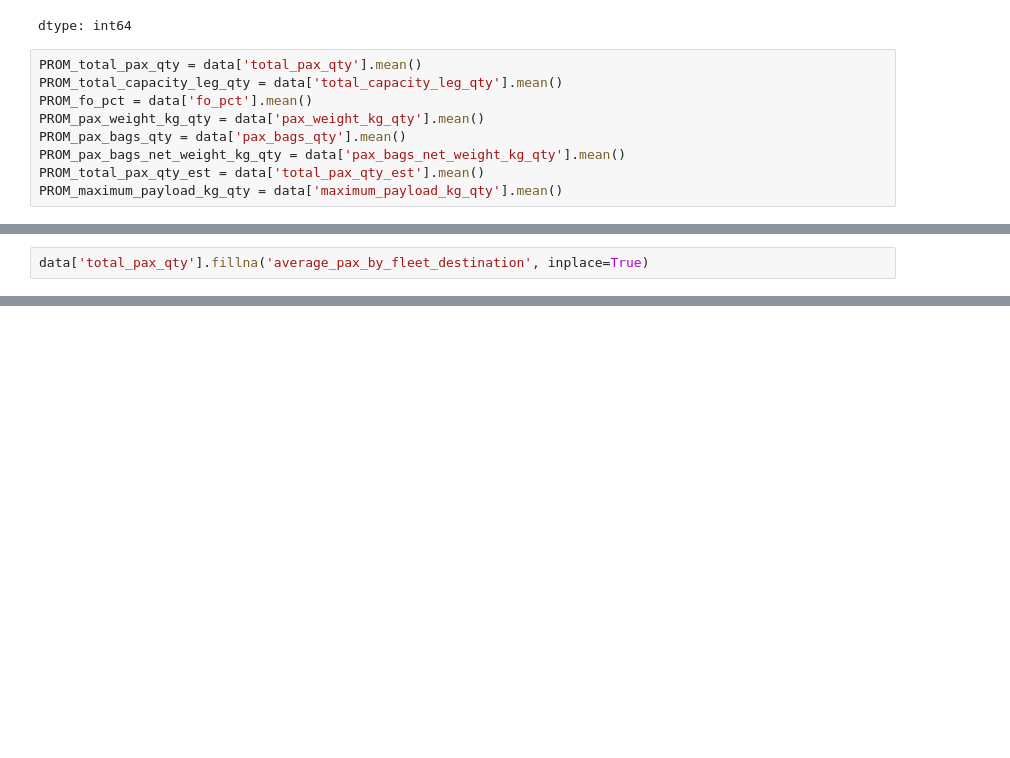
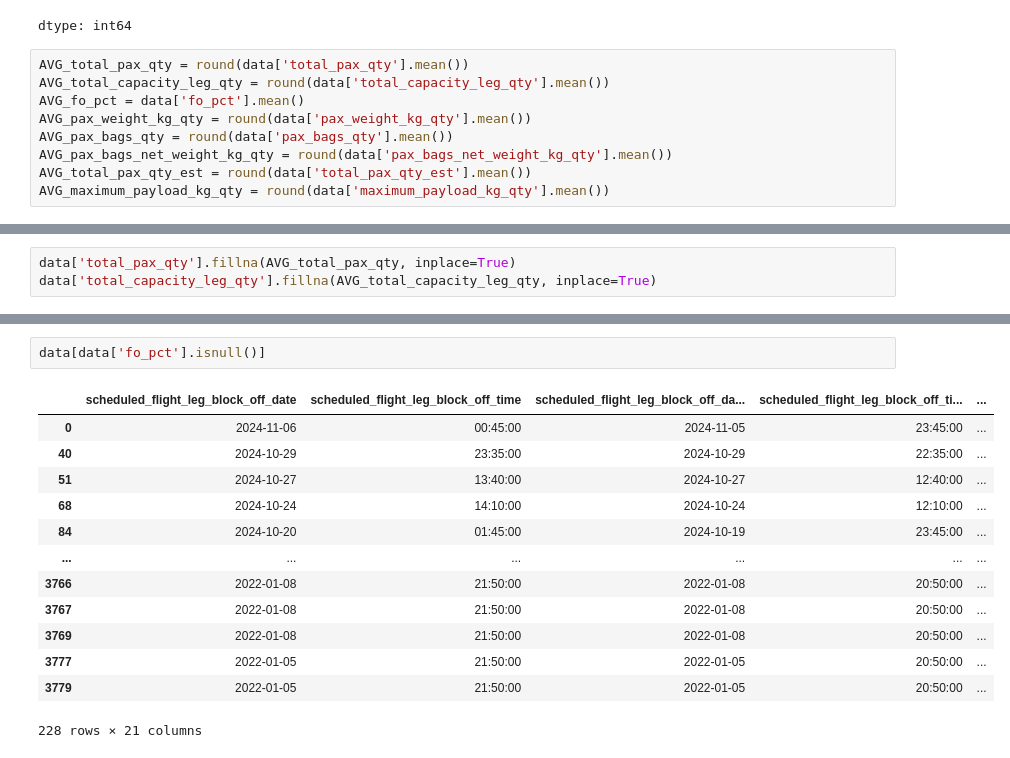
Before and after one commit to Felipepa9/MADSI, a Jupyter notebook: ENTREGA_3_||_CIENCIA_DE_DATOS.ipynb, the cells around one changed output, grey strips where cells are left out. Cells and saved outputs as stored; diff of their text form; blank space fills up the shorter version.

```diff
--- a/ENTREGA_3_||_CIENCIA_DE_DATOS.ipynb
+++ b/ENTREGA_3_||_CIENCIA_DE_DATOS.ipynb
@@ -87,11 +87,11 @@ data.isnull().sum()
 | maximum_payload_kg_qty | 680 |
 dtype: int64
 # %%
-PROM_total_pax_qty = data['total_pax_qty'].mean()
-PROM_total_capacity_leg_qty = data['total_capacity_leg_qty'].mean()
-PROM_fo_pct = data['fo_pct'].mean()
-PROM_pax_weight_kg_qty = data['pax_weight_kg_qty'].mean()
-PROM_pax_bags_qty = data['pax_bags_qty'].mean()
-PROM_pax_bags_net_weight_kg_qty = data['pax_bags_net_weight_kg_qty'].mean()
-PROM_total_pax_qty_est = data['total_pax_qty_est'].mean()
-PROM_maximum_payload_kg_qty = data['maximum_payload_kg_qty'].mean()
+AVG_total_pax_qty = round(data['total_pax_qty'].mean())
+AVG_total_capacity_leg_qty = round(data['total_capacity_leg_qty'].mean())
+AVG_fo_pct = data['fo_pct'].mean()
+AVG_pax_weight_kg_qty = round(data['pax_weight_kg_qty'].mean())
+AVG_pax_bags_qty = round(data['pax_bags_qty'].mean())
+AVG_pax_bags_net_weight_kg_qty = round(data['pax_bags_net_weight_kg_qty'].mean())
+AVG_total_pax_qty_est = round(data['total_pax_qty_est'].mean())
+AVG_maximum_payload_kg_qty = round(data['maximum_payload_kg_qty'].mean())
@@ -107,2 +102,3 @@ avg_maximum_payload_kg_qty_by_fleet_destination = data.groupby(['actual_flight_l
 # %%
-data['total_pax_qty'].fillna('average_pax_by_fleet_destination', inplace=True)
+data['total_pax_qty'].fillna(AVG_total_pax_qty, inplace=True)
+data['total_capacity_leg_qty'].fillna(AVG_total_capacity_leg_qty, inplace=True)
@@ -133,0 +132,16 @@ dtype: object
+# %%
+data[data['fo_pct'].isnull()]
+# %% [output]
+|  | scheduled_flight_leg_block_off_date | scheduled_flight_leg_block_off_time | scheduled_flight_leg_block_off_da... | scheduled_flight_leg_block_off_ti... | ... |
+| 0 | 2024-11-06 | 00:45:00 | 2024-11-05 | 23:45:00 | ... |
+| 40 | 2024-10-29 | 23:35:00 | 2024-10-29 | 22:35:00 | ... |
+| 51 | 2024-10-27 | 13:40:00 | 2024-10-27 | 12:40:00 | ... |
+| 68 | 2024-10-24 | 14:10:00 | 2024-10-24 | 12:10:00 | ... |
+| 84 | 2024-10-20 | 01:45:00 | 2024-10-19 | 23:45:00 | ... |
+| ... | ... | ... | ... | ... | ... |
+| 3766 | 2022-01-08 | 21:50:00 | 2022-01-08 | 20:50:00 | ... |
+| 3767 | 2022-01-08 | 21:50:00 | 2022-01-08 | 20:50:00 | ... |
+| 3769 | 2022-01-08 | 21:50:00 | 2022-01-08 | 20:50:00 | ... |
+| 3777 | 2022-01-05 | 21:50:00 | 2022-01-05 | 20:50:00 | ... |
+| 3779 | 2022-01-05 | 21:50:00 | 2022-01-05 | 20:50:00 | ... |
+228 rows × 21 columns
```
Also changed, not shown: parts of 5 cells of this notebook.
